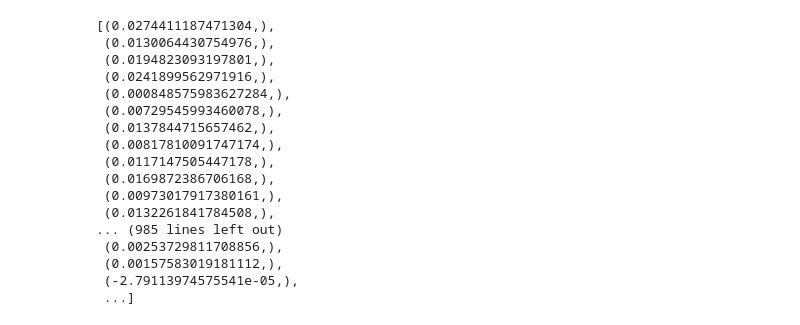
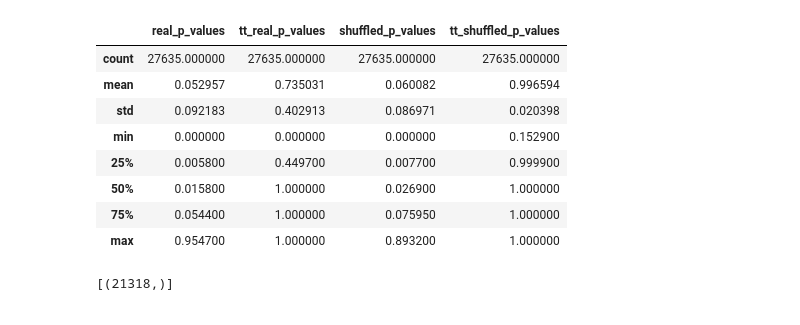
Before and after one commit to fatima711/motif_discovery, a Jupyter notebook: analysis/Untitled.ipynb, the cells around one changed output. Cells and saved outputs as stored; diff of their text form; code cells hidden in the pictures.

```diff
--- a/analysis/Untitled.ipynb
+++ b/analysis/Untitled.ipynb
@@ -5,25 +5,31 @@ import itertools
 import re
 from pg import DB
 db = DB()
+# %%
+p_values = db.query("SELECT p_value, tt_p_value FROM motifss where p_value NOTNULL").getresult()
+shuffled_p_values = db.query("SELECT shuffled_p_value, tt_shuffled_p_value FROM motifss where shuffled_p_value NOTNULL").getresult()
+
+
+p_values_df = pandas.DataFrame( p_values)
+p_values_df.columns = ["real_p_values", "tt_real_p_values"]
+p_values_df["shuffled_p_values" ] = pandas.DataFrame(shuffled_p_values)[0]
+p_values_df["tt_shuffled_p_values" ] = pandas.DataFrame(shuffled_p_values)[1]
+
+
+# shuffled_p_values
+# %%
+p_values_df.describe()
+# %% [output]
+|  | real_p_values | tt_real_p_values | shuffled_p_values | tt_shuffled_p_values |
+| count | 27635.000000 | 27635.000000 | 27635.000000 | 27635.000000 |
+| mean | 0.052957 | 0.735031 | 0.060082 | 0.996594 |
+| std | 0.092183 | 0.402913 | 0.086971 | 0.020398 |
+| min | 0.000000 | 0.000000 | 0.000000 | 0.152900 |
+| 25% | 0.005800 | 0.449700 | 0.007700 | 0.999900 |
+| 50% | 0.015800 | 1.000000 | 0.026900 | 1.000000 |
+| 75% | 0.054400 | 1.000000 | 0.075950 | 1.000000 |
+| max | 0.954700 | 1.000000 | 0.893200 | 1.000000 |
 # %%
-motifNames_avg_scores = db.query("SELECT average_score FROM motifs where average_score != 'NaN'").getresult()
+db.query("SELECT count(*) FROM motifss where shuffled_p_value notNULL").getresult()
+# %% [output]
+[(21318,)]
-# %%
-motifNames_avg_scores
-# %% [output]
-[(0.0274411187471304,),
- (0.0130064430754976,),
- (0.0194823093197801,),
- (0.0241899562971916,),
- (0.000848575983627284,),
- (0.00729545993460078,),
- (0.0137844715657462,),
- (0.00817810091747174,),
- (0.0117147505447178,),
- (0.0169872386706168,),
- (0.00973017917380161,),
- (0.0132261841784508,),
-... (985 lines left out)
- (0.00253729811708856,),
- (0.00157583019181112,),
- (-2.79113974575541e-05,),
- ...]
```
Also changed, not shown: parts of 8 cells of this notebook, 15 other files.
